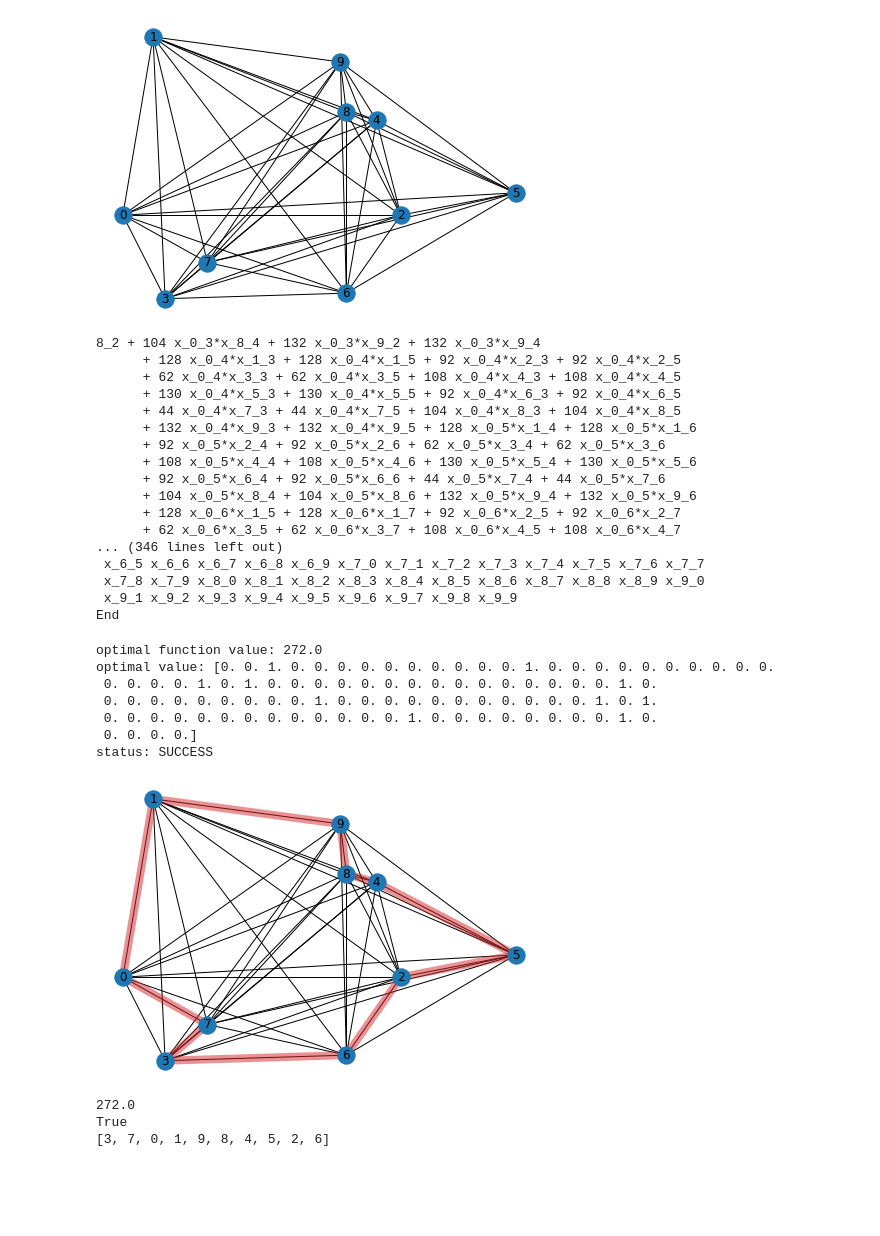
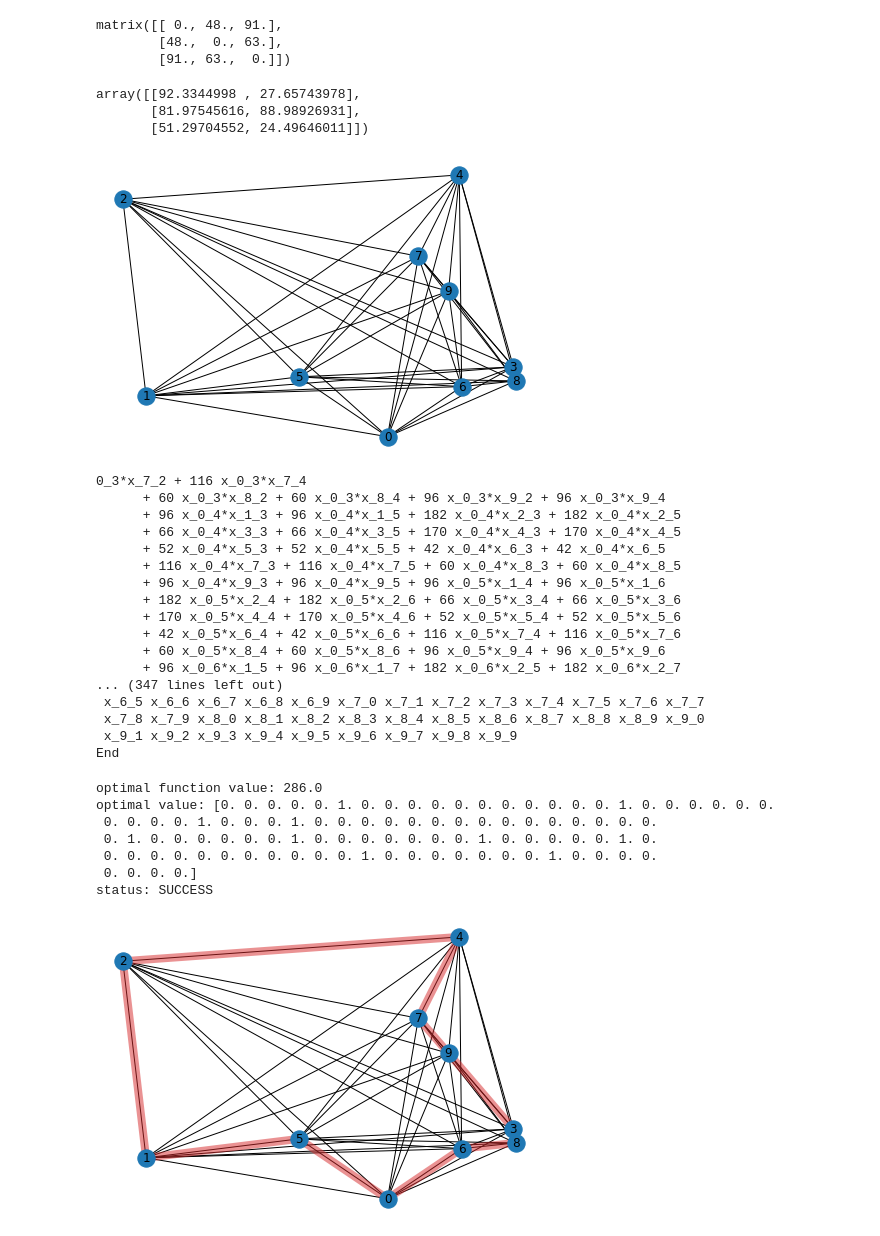
Before and after one commit to a-matsuo/optimization_class, a Jupyter notebook: examples/tsp_example.ipynb, the cells around one changed output. Drawn from its saved outputs; the diff is of its cells as text; code cells hidden in the pictures; blank space fills up the shorter version.

```diff
--- a/examples/tsp_example.ipynb
+++ b/examples/tsp_example.ipynb
@@ -10,0 +23,12 @@ from qiskit_optimization.algorithms import  CplexOptimizer
+# %%
+nx.to_numpy_matrix(tsp.graph)
+# %% [output]
+matrix([[ 0., 48., 91.],
+        [48.,  0., 63.],
+        [91., 63.,  0.]])
+# %%
+ algorithm_globals.random.uniform(low, high, (n, 2))
+# %% [output]
+array([[92.3344998 , 27.65743978],
+       [81.97545616, 88.98926931],
+       [51.29704552, 24.49646011]])
@@ -11,30 +37,30 @@ from qiskit_optimization.algorithms import  CplexOptimizer
 # %%
-tsp = TSP.random_graph(n=10, seed=123)
-g = tsp.graph()
+tsp = Tsp.create_random_instance(n=10, seed=123)
+g = tsp.graph
 #print([g.nodes[node]['pos']  for node in g.nodes])
 pos=[g.nodes[node]['pos']  for node in g.nodes]
 nx.draw(g, with_labels=True, pos=[g.nodes[node]['pos']  for node in g.nodes])
 # for i, j in g.edges:
 #     print(g.edges[i, j]['weight'])
 # %% [output]
-[figure, old version]
+[figure, new version]
 # %%
 qp=tsp.to_quadratic_program()
 qp
 # %% [output]
-8_2 + 104 x_0_3*x_8_4 + 132 x_0_3*x_9_2 + 132 x_0_3*x_9_4
-      + 128 x_0_4*x_1_3 + 128 x_0_4*x_1_5 + 92 x_0_4*x_2_3 + 92 x_0_4*x_2_5
-      + 62 x_0_4*x_3_3 + 62 x_0_4*x_3_5 + 108 x_0_4*x_4_3 + 108 x_0_4*x_4_5
-      + 130 x_0_4*x_5_3 + 130 x_0_4*x_5_5 + 92 x_0_4*x_6_3 + 92 x_0_4*x_6_5
-      + 44 x_0_4*x_7_3 + 44 x_0_4*x_7_5 + 104 x_0_4*x_8_3 + 104 x_0_4*x_8_5
-      + 132 x_0_4*x_9_3 + 132 x_0_4*x_9_5 + 128 x_0_5*x_1_4 + 128 x_0_5*x_1_6
-      + 92 x_0_5*x_2_4 + 92 x_0_5*x_2_6 + 62 x_0_5*x_3_4 + 62 x_0_5*x_3_6
-      + 108 x_0_5*x_4_4 + 108 x_0_5*x_4_6 + 130 x_0_5*x_5_4 + 130 x_0_5*x_5_6
-      + 92 x_0_5*x_6_4 + 92 x_0_5*x_6_6 + 44 x_0_5*x_7_4 + 44 x_0_5*x_7_6
-      + 104 x_0_5*x_8_4 + 104 x_0_5*x_8_6 + 132 x_0_5*x_9_4 + 132 x_0_5*x_9_6
-      + 128 x_0_6*x_1_5 + 128 x_0_6*x_1_7 + 92 x_0_6*x_2_5 + 92 x_0_6*x_2_7
-      + 62 x_0_6*x_3_5 + 62 x_0_6*x_3_7 + 108 x_0_6*x_4_5 + 108 x_0_6*x_4_7
-... (346 lines left out)
+0_3*x_7_2 + 116 x_0_3*x_7_4
+      + 60 x_0_3*x_8_2 + 60 x_0_3*x_8_4 + 96 x_0_3*x_9_2 + 96 x_0_3*x_9_4
+      + 96 x_0_4*x_1_3 + 96 x_0_4*x_1_5 + 182 x_0_4*x_2_3 + 182 x_0_4*x_2_5
+      + 66 x_0_4*x_3_3 + 66 x_0_4*x_3_5 + 170 x_0_4*x_4_3 + 170 x_0_4*x_4_5
+      + 52 x_0_4*x_5_3 + 52 x_0_4*x_5_5 + 42 x_0_4*x_6_3 + 42 x_0_4*x_6_5
+      + 116 x_0_4*x_7_3 + 116 x_0_4*x_7_5 + 60 x_0_4*x_8_3 + 60 x_0_4*x_8_5
+      + 96 x_0_4*x_9_3 + 96 x_0_4*x_9_5 + 96 x_0_5*x_1_4 + 96 x_0_5*x_1_6
+      + 182 x_0_5*x_2_4 + 182 x_0_5*x_2_6 + 66 x_0_5*x_3_4 + 66 x_0_5*x_3_6
+      + 170 x_0_5*x_4_4 + 170 x_0_5*x_4_6 + 52 x_0_5*x_5_4 + 52 x_0_5*x_5_6
+      + 42 x_0_5*x_6_4 + 42 x_0_5*x_6_6 + 116 x_0_5*x_7_4 + 116 x_0_5*x_7_6
+      + 60 x_0_5*x_8_4 + 60 x_0_5*x_8_6 + 96 x_0_5*x_9_4 + 96 x_0_5*x_9_6
+      + 96 x_0_6*x_1_5 + 96 x_0_6*x_1_7 + 182 x_0_6*x_2_5 + 182 x_0_6*x_2_7
+... (347 lines left out)
  x_6_5 x_6_6 x_6_7 x_6_8 x_6_9 x_7_0 x_7_1 x_7_2 x_7_3 x_7_4 x_7_5 x_7_6 x_7_7
  x_7_8 x_7_9 x_8_0 x_8_1 x_8_2 x_8_3 x_8_4 x_8_5 x_8_6 x_8_7 x_8_8 x_8_9 x_9_0
  x_9_1 x_9_2 x_9_3 x_9_4 x_9_5 x_9_6 x_9_7 x_9_8 x_9_9
@@ -44,22 +70,14 @@ optimizer = CplexOptimizer()
 result = optimizer.solve(qp)
 result
 # %% [output]
-optimal function value: 272.0
-optimal value: [0. 0. 1. 0. 0. 0. 0. 0. 0. 0. 0. 0. 0. 1. 0. 0. 0. 0. 0. 0. 0. 0. 0. 0.
- 0. 0. 0. 0. 1. 0. 1. 0. 0. 0. 0. 0. 0. 0. 0. 0. 0. 0. 0. 0. 0. 0. 1. 0.
- 0. 0. 0. 0. 0. 0. 0. 0. 0. 1. 0. 0. 0. 0. 0. 0. 0. 0. 0. 0. 0. 1. 0. 1.
- 0. 0. 0. 0. 0. 0. 0. 0. 0. 0. 0. 0. 0. 1. 0. 0. 0. 0. 0. 0. 0. 0. 1. 0.
+optimal function value: 286.0
+optimal value: [0. 0. 0. 0. 0. 1. 0. 0. 0. 0. 0. 0. 0. 0. 0. 0. 0. 1. 0. 0. 0. 0. 0. 0.
+ 0. 0. 0. 0. 1. 0. 0. 0. 1. 0. 0. 0. 0. 0. 0. 0. 0. 0. 0. 0. 0. 0. 0. 0.
+ 0. 1. 0. 0. 0. 0. 0. 0. 1. 0. 0. 0. 0. 0. 0. 0. 1. 0. 0. 0. 0. 0. 1. 0.
+ 0. 0. 0. 0. 0. 0. 0. 0. 0. 0. 0. 1. 0. 0. 0. 0. 0. 0. 0. 1. 0. 0. 0. 0.
  0. 0. 0. 0.]
 status: SUCCESS
 # %%
-tsp.draw_graph(result, pos)
+tsp.draw(result, pos)
 # %% [output]
-[figure, old version]
+[figure, new version]
-# %%
-print(tsp.evaluate(result))
-print(tsp.is_feasible(result))
-print(tsp.interpret(result))
-# %% [output]
-272.0
-True
-[3, 7, 0, 1, 9, 8, 4, 5, 2, 6]
```
Also changed, not shown: parts of 5 cells of this notebook, 11 other files.
